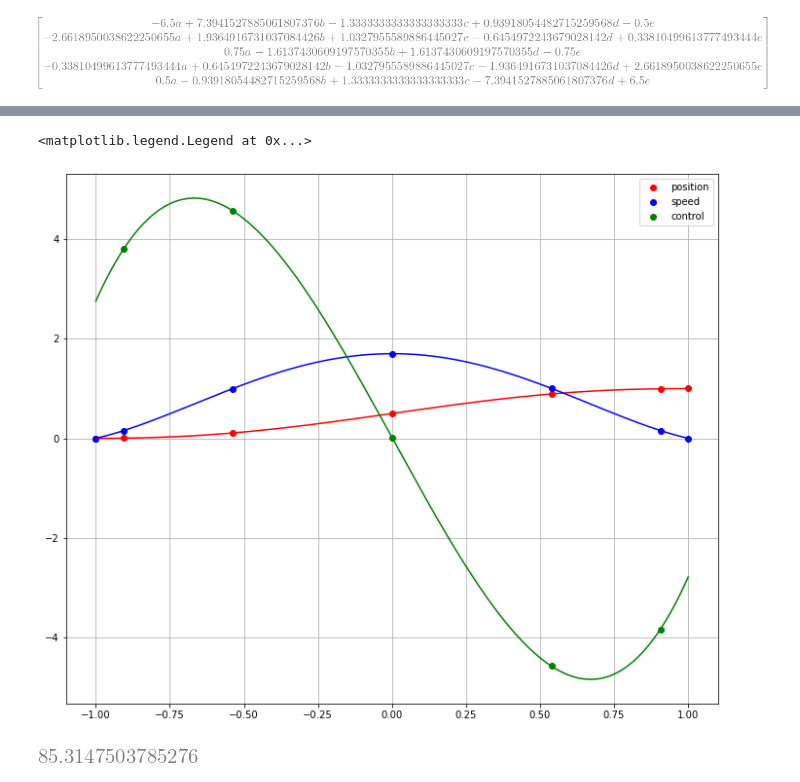
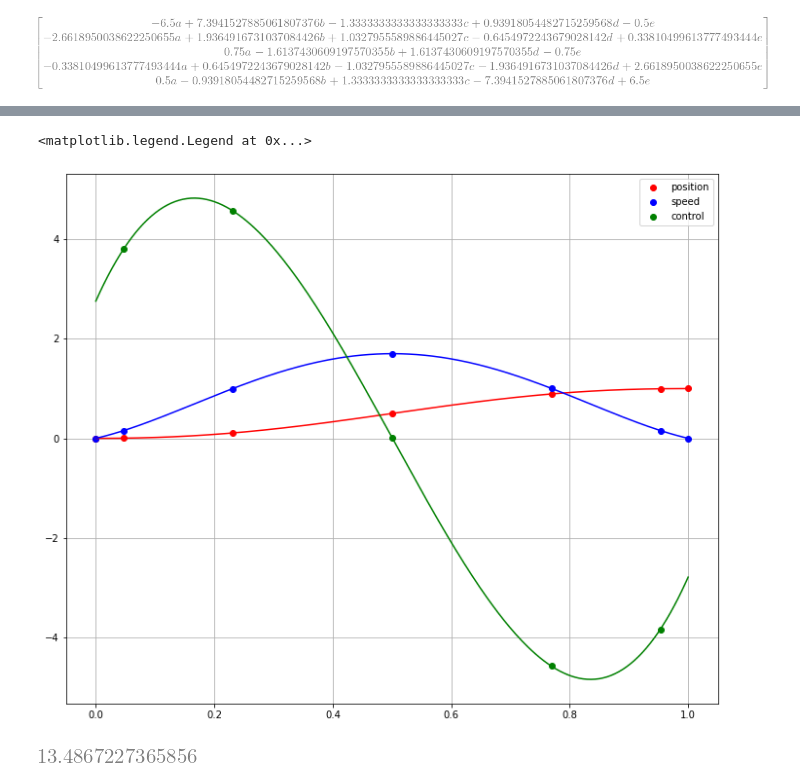
Before and after one commit to AunSiro/Cosejas_IRI, a Jupyter notebook: Casadi/Pseudospectral.ipynb, the cells around one changed output, grey strips where cells are left out. Drawn from its saved outputs; the diff is of its cells as text; code cells hidden in the pictures.

```diff
--- a/Casadi/Pseudospectral.ipynb
+++ b/Casadi/Pseudospectral.ipynb
@@ -557,26 +563,30 @@ xx_sol_LG2 = sol.value(x_opti)
 uu_sol_LG2 = sol.value(u_opti)
 vv_sol_LG2 = sol.value(x_dot_opti)
 
-q_interp_f_LG2 = lambdify([x,],lagrangePolynomial(tau_arr, xx_sol_LG2[:]))
-v_interp_f_LG2 = lambdify([x,],(2/t_f - t_0)*lagrangePolynomial(tau_arr, xx_sol_LG2[:]).diff(x))
-u_interp_f_LG2 = lambdify([x,],lagrangePolynomial(LG(N-2), uu_sol_LG2[:]))
+t_arr = t_0 + 0.5 + np.array(tau_arr)*(t_f - t_0)/2
+coll_p_t = t_0 + 0.5 + np.array(LG(N-2))*(t_f - t_0)/2
+
+q_interp_f_LG2 = lambdify([x,],lagrangePolynomial(t_arr, xx_sol_LG2[:]))
+v_interp_f_LG2 = lambdify([x,],lagrangePolynomial(t_arr, xx_sol_LG2[:]).diff(x))
+u_interp_f_LG2 = lambdify([x,],lagrangePolynomial(coll_p_t, uu_sol_LG2[:]))
 # %%
 plt.figure(figsize=[12,10])
-plt.plot(tau_arr, xx_sol_LG2[:], 'ro', label = 'position')
-plt.plot(tau_arr, vv_sol_LG2[:], 'bo', label = 'speed')
-plt.plot(LG(N-2), uu_sol_LG2[:], 'go', label = 'control')
+plt.plot(t_arr, xx_sol_LG2[:], 'ro', label = 'position')
+plt.plot(t_arr, vv_sol_LG2[:], 'bo', label = 'speed')
+plt.plot(coll_p_t, uu_sol_LG2[:], 'go', label = 'control')
 N_interp = 300
-tau_int_arr = np.linspace(-1, 1, N_interp)
-plt.plot(tau_int_arr, q_interp_f_LG2(tau_int_arr), 'r')
-plt.plot(tau_int_arr, v_interp_f_LG2(tau_int_arr), 'b')
-plt.plot(tau_int_arr, u_interp_f_LG2(tau_int_arr), 'g')
+t_int_arr = np.linspace(t_0, t_f, N_interp)
+plt.plot(t_int_arr, q_interp_f_LG2(t_int_arr), 'r')
+plt.plot(t_int_arr, v_interp_f_LG2(t_int_arr), 'b')
+plt.plot(t_int_arr, u_interp_f_LG2(t_int_arr), 'g')
 plt.grid()
 plt.legend()
 # %% [output]
 <matplotlib.legend.Legend at 0x...>
-[figure, old version]
+[figure, new version]
-# %%
-quality_D2 = np.sum(uu_sol_D2**2)
-quality_D2
-# %% [output]
-[figure, removed]
+# %%
+u_sq_LG2 = u_interp_f_LG2(t_int_arr)**2
+quality_LG2 = np.trapz(u_sq_LG2, t_int_arr)
+quality_LG2
+# %% [output]
+[figure, added]
```
Also changed, not shown: parts of 11 cells of this notebook.
